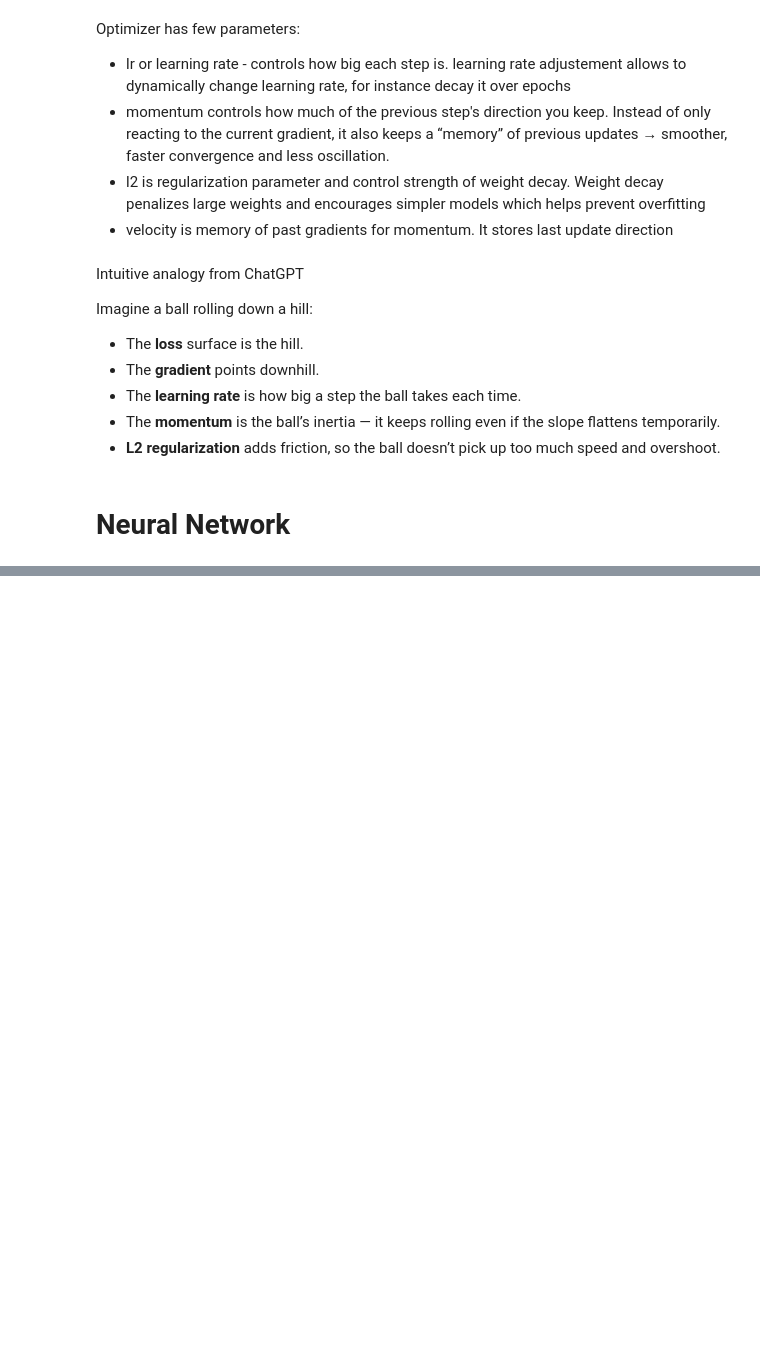
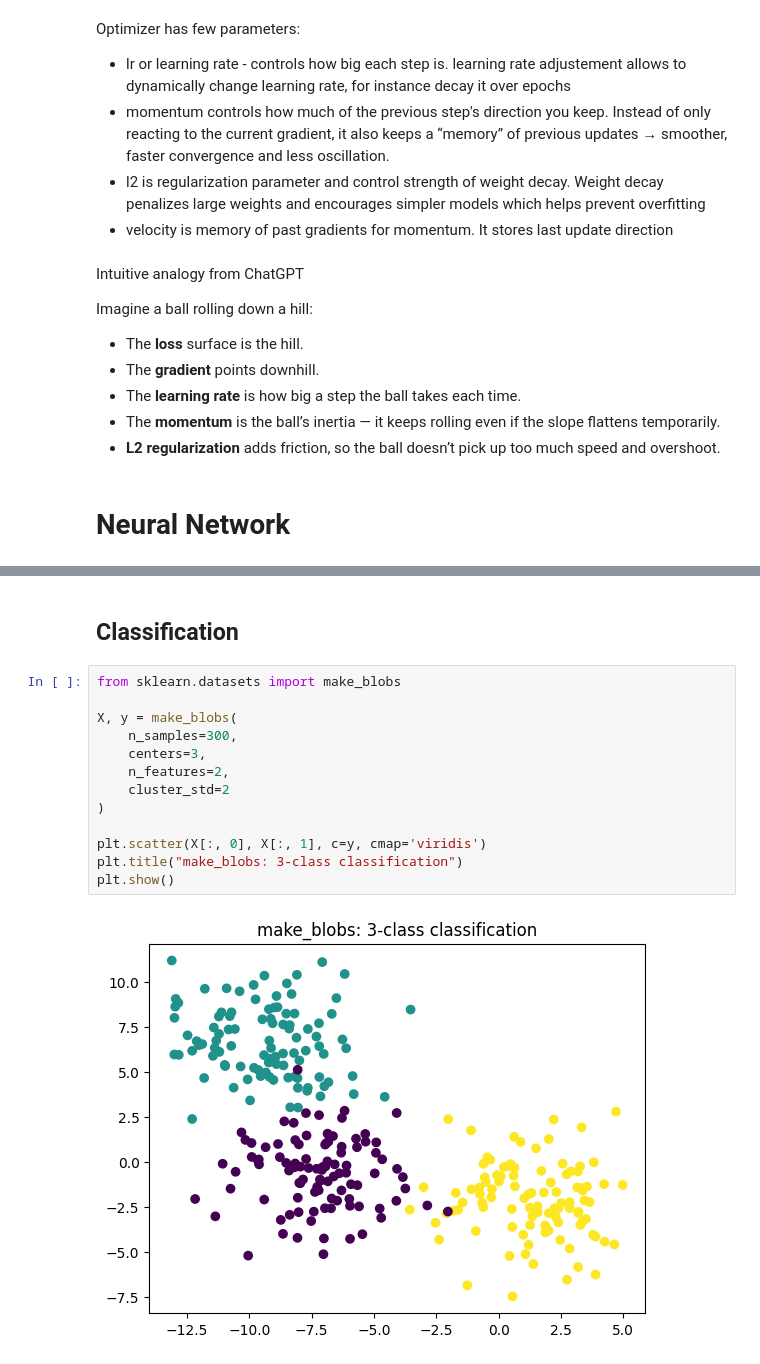
Before and after one commit to KirSobolev/Deep-Learning, a Jupyter notebook: ex_X/nn_with_numpy.ipynb, the cells around one changed output, grey strips where cells are left out. Drawn from its saved outputs; the diff is of its cells as text; blank space fills up the shorter version.

```diff
--- a/ex_X/nn_with_numpy.ipynb
+++ b/ex_X/nn_with_numpy.ipynb
@@ -440 +538,18 @@ class NeuralNetwork:
+# %% [markdown]
+## Classification
+# %%
+from sklearn.datasets import make_blobs
+
+X, y = make_blobs(
+    n_samples=300,
+    centers=3,
+    n_features=2,
+    cluster_std=2
+)
+
+plt.scatter(X[:, 0], X[:, 1], c=y, cmap='viridis')
+plt.title("make_blobs: 3-class classification")
+plt.show()
+# %% [output]
+[figure, added]
 # %%
```
Also changed, not shown: parts of 10 cells of this notebook.
